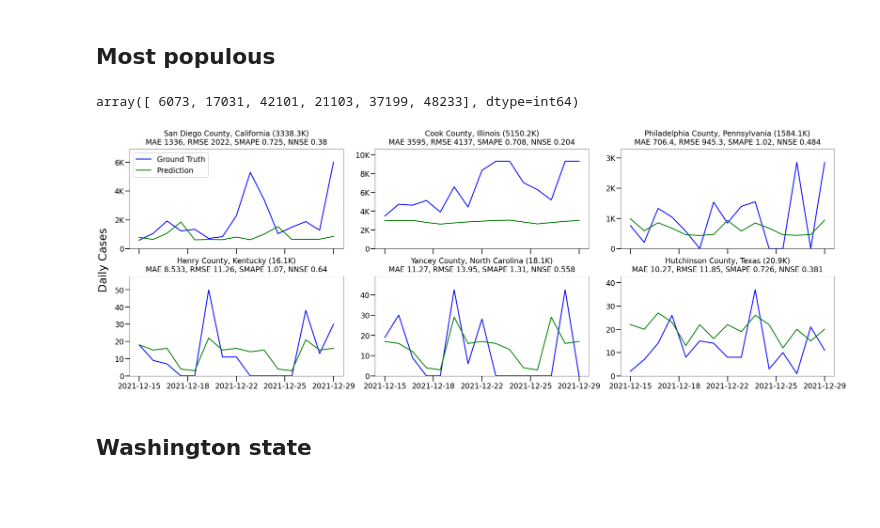
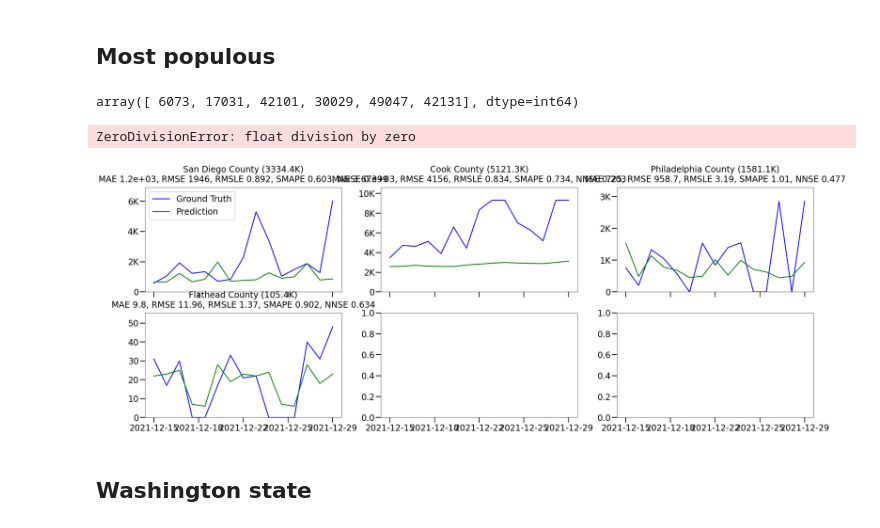
Before and after one commit to Data-ScienceHub/gpce-covid, a Jupyter notebook: TFT-pytorch/notebook/Population cuts.ipynb, the cells around one changed output. Saved outputs shown, nothing was run; the diff lists cells and outputs as text; code cells hidden in the pictures; blank space fills up the shorter version.

```diff
--- a/TFT-pytorch/notebook/Population cuts.ipynb
+++ b/TFT-pytorch/notebook/Population cuts.ipynb
@@ -14,9 +14,9 @@ from Class.Plotter import *
 # %%
 targets = ['Cases']
 target = 'Cases'
-result_folder =  '../results/total_target_cleaned_scaled_2/' # '../results_cleaned_moving_averaged/short' #
-figPath = os.path.join(result_folder, 'figures_best')
-results = pd.read_csv(os.path.join(figPath, 'predictions.csv'))
+result_folder =  '../results/TFT_baseline' # '../results_cleaned_moving_averaged/short' #
+figPath = os.path.join(result_folder, 'figures')
+results = pd.read_csv(os.path.join(figPath, 'predictions_case.csv'))
 results['Date'] = pd.to_datetime(results['Date'])
 results.head()
 # %% [output]
@@ -37,7 +37,7 @@ results.head()
 support_path = '../../dataset_raw/Support files/'
 population_filepath = os.path.join(support_path, 'Population.csv')
 population = pd.read_csv(population_filepath)
-sorted_fips = population.sort_values(by=['Population'], ascending=False)['FIPS'].values
+sorted_fips = population.sort_values(by=['POPESTIMATE'], ascending=False)['FIPS'].values
 # %%
 results_top_500 = results[results['FIPS'].isin(sorted_fips[:500])]
 results_bottom_500 = results[results['FIPS'].isin(sorted_fips[-500:])]
@@ -209,15 +209,17 @@ plt.show()
 ## Most populous
 # %%
 top = [6073, 17031, 42101, 36047, 12086, 11001, 6037]
+bottom = np.random.choice(sorted_fips[100:], size=3, replace=False)
+
 selected_fips = np.concatenate((top[:3], bottom), axis=None)
 selected_population = []
 for fips in selected_fips:
-    selected_population.append(population[population['FIPS']==fips]['Population'].values[0])
+    selected_population.append(population[population['FIPS']==fips]['POPESTIMATE'].values[0])
 selected_population
 
 selected_fips
 # %% [output]
-array([ 6073, 17031, 42101, 21103, 37199, 48233], dtype=int64)
+array([ 6073, 17031, 42101, 30029, 49047, 42131], dtype=int64)
 # %%
 fig, axes = plt.subplots(nrows=2, ncols=3, figsize=(34, 12), sharex=True)
 x_column = 'Date'
@@ -228,9 +230,10 @@ for index in range(6):
 
     fips = selected_fips[index]
     df = test[test['FIPS']==fips]
-    [state, county] = population[population['FIPS']==fips][['State','County']].values[0]
-    mae, rmse, smape, nnse = calculate_result(df[target], df[f'Predicted_{target}'])
-    title = f'{county}, {state} ({(selected_population[index]/1e3).round(1)}K)\nMAE {mae:0.4g}, RMSE {rmse:0.4g}, SMAPE {smape:0.3g}, NNSE {nnse:0.3g}'
+    county_name = population[population['FIPS']==fips]['CTYNAME'].values[0]
+    mae, rmse, rmsle, smape, nnse = calculate_result(df[target], df[f'Predicted_{target}'])
+    title = f'MAE {mae:0.3g}, RMSE {rmse:0.4g}, RMSLE {rmsle:0.3g}, SMAPE {smape:0.3g}, NNSE {nnse:0.3g}'
+    title = f'{county_name} ({(selected_population[index]/1e3).round(1)}K)\nMAE {mae:0.3g}, RMSE {rmse:0.4g}, RMSLE {rmsle:0.3g}, SMAPE {smape:0.3g}, NNSE {nnse:0.3g}'
 
     ax.set_title(title)
 
@@ -243,35 +246,36 @@ for index in range(6):
     x_first_tick = df[x_column].min()
     x_last_tick = df[x_column].max()
     x_major_ticks = DATE_TICKS
     ax.set_xticks(
         [x_first_tick + (x_last_tick - x_first_tick) * i / (x_major_ticks - 1) for i in range(x_major_ticks)]
     )
 
     # for tick in ax.get_xticklabels():
     #     tick.set_rotation(15)
     if y_max>1e3:
         label_text = []
         for loc in ax.get_yticks():
             if loc == 0:
                 label_text.append('0')
             else:
                 label_text.append(f'{loc/1e3:0.5g}K')
 
         ax.set_yticklabels(label_text)
 
     if index==0:
         ax.legend(loc='upper left', framealpha=0.3, edgecolor="black")
 
 # fig.legend(
 #     labels=['Ground Truth', 'Prediction'], loc='upper left', bbox_to_anchor=(0.39, 0),
 #     ncol=2, bbox_transform=fig.transFigure, edgecolor="black"
 # )
 fig.supylabel('Daily Cases', x=0.001)
 fig.tight_layout()
-plt.savefig(os.path.join(figPath, 'Populous_counties.jpg'), dpi=DPI, bbox_inches="tight")
+# plt.savefig(os.path.join(figPath, 'Populous_counties.jpg'), dpi=DPI, bbox_inches="tight")
 plt.show()
 # %% [output]
+ZeroDivisionError: float division by zero
-[figure, old version]
+[figure, new version]
 # %% [markdown]
 ## Washington state
 # %%
```
Also changed, not shown: parts of 1 cell of this notebook, 11 other files.
